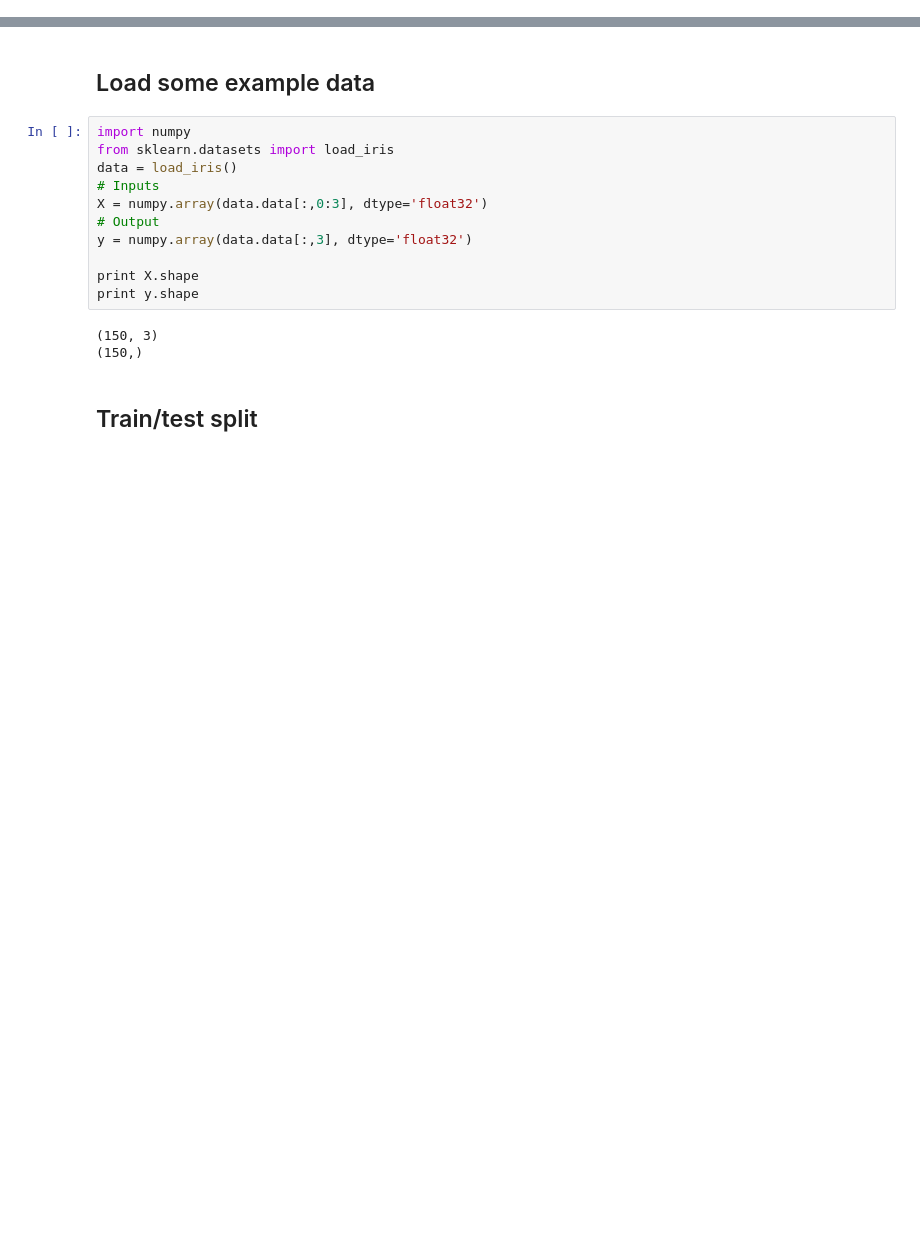
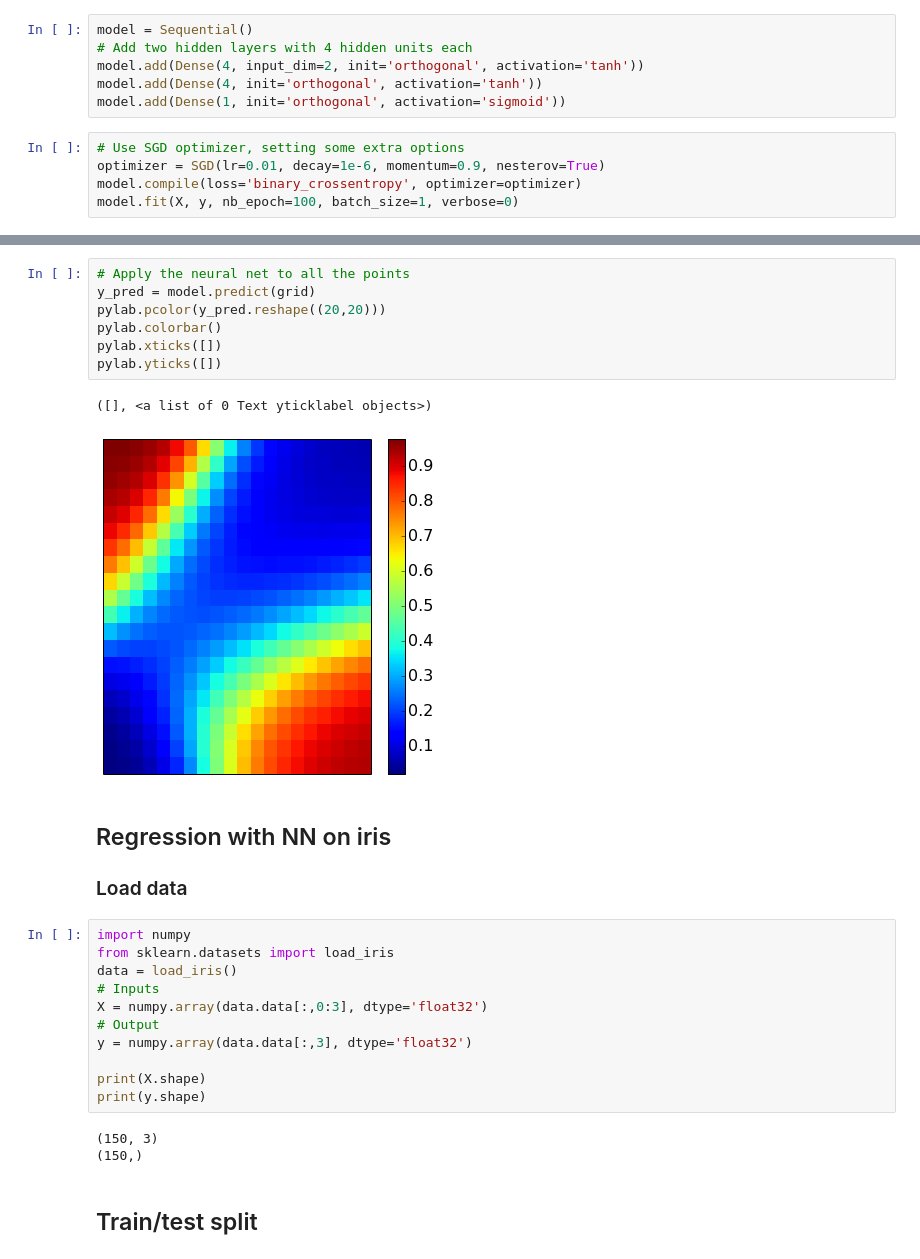
Before and after one commit to gchrupala/tutorials, a Jupyter notebook: keras.ipynb, the cells around one changed output, grey strips where cells are left out. Saved outputs shown, nothing was run; the diff lists cells and outputs as text; blank space fills up the shorter version.

```diff
--- a/keras.ipynb
+++ b/keras.ipynb
@@ -18,0 +122,11 @@
+# %%
+model = Sequential()
+# Add two hidden layers with 4 hidden units each
+model.add(Dense(4, input_dim=2, init='orthogonal', activation='tanh'))
+model.add(Dense(4, init='orthogonal', activation='tanh'))
+model.add(Dense(1, init='orthogonal', activation='sigmoid'))
+# %%
+# Use SGD optimizer, setting some extra options
+optimizer = SGD(lr=0.01, decay=1e-6, momentum=0.9, nesterov=True)
+model.compile(loss='binary_crossentropy', optimizer=optimizer)
+model.fit(X, y, nb_epoch=100, batch_size=1, verbose=0)
@@ -19,5 +142,17 @@
+# %%
+# Apply the neural net to all the points
+y_pred = model.predict(grid)
+pylab.pcolor(y_pred.reshape((20,20)))
+pylab.colorbar()
+pylab.xticks([])
+pylab.yticks([])
+# %% [output]
+([], <a list of 0 Text yticklabel objects>)
+[figure, added]
 # %% [markdown]
-## Load some example data
+## Regression with NN on iris
+
+### Load data
 # %%
 import numpy
 from sklearn.datasets import load_iris
@@ -27,8 +162,8 @@ X = numpy.array(data.data[:,0:3], dtype='float32')
 # Output
 y = numpy.array(data.data[:,3], dtype='float32')
 
-print X.shape
-print y.shape
+print(X.shape)
+print(y.shape)
 # %% [output]
 (150, 3)
 (150,)
```
Also changed, not shown: parts of 48 cells of this notebook.
